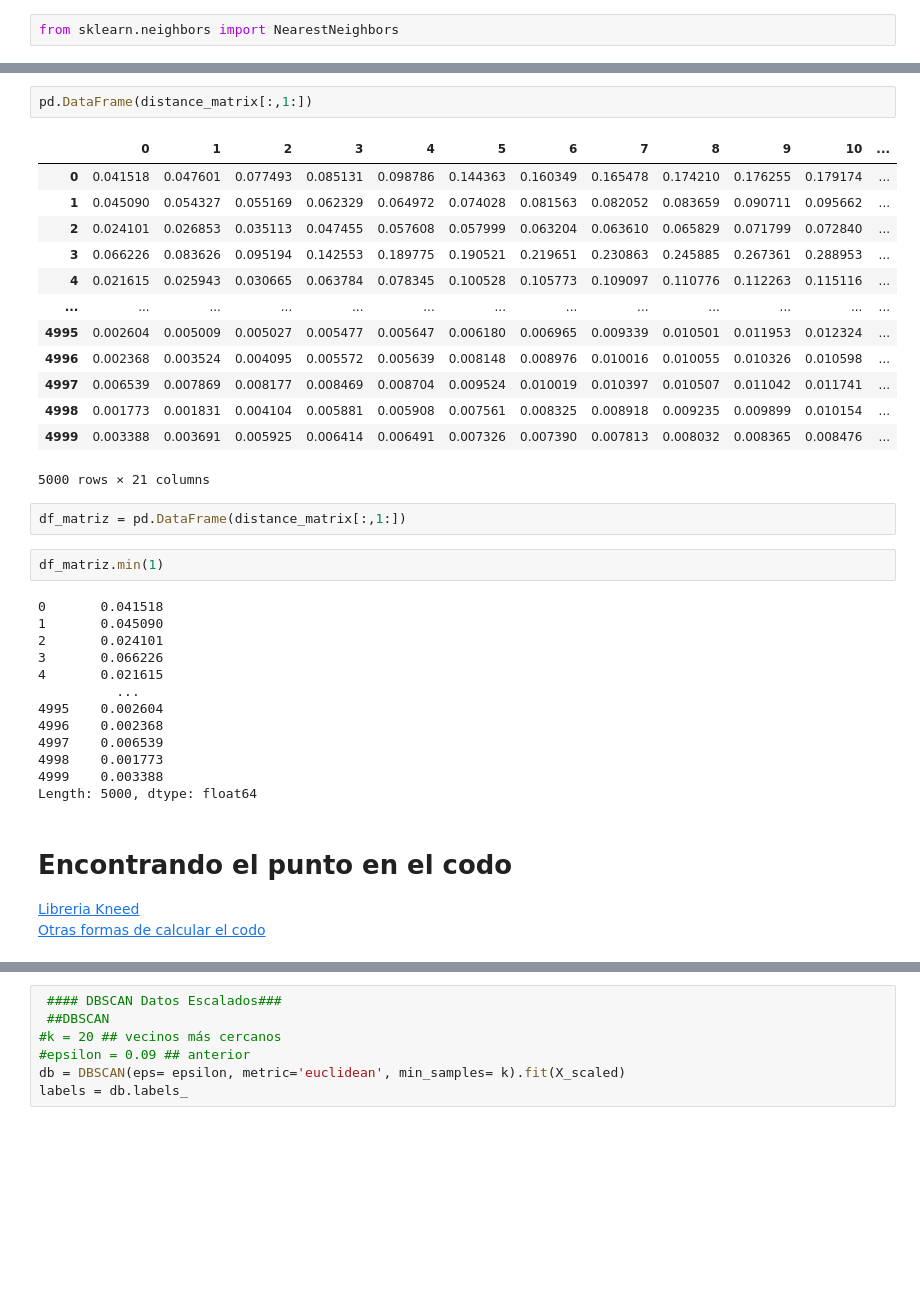
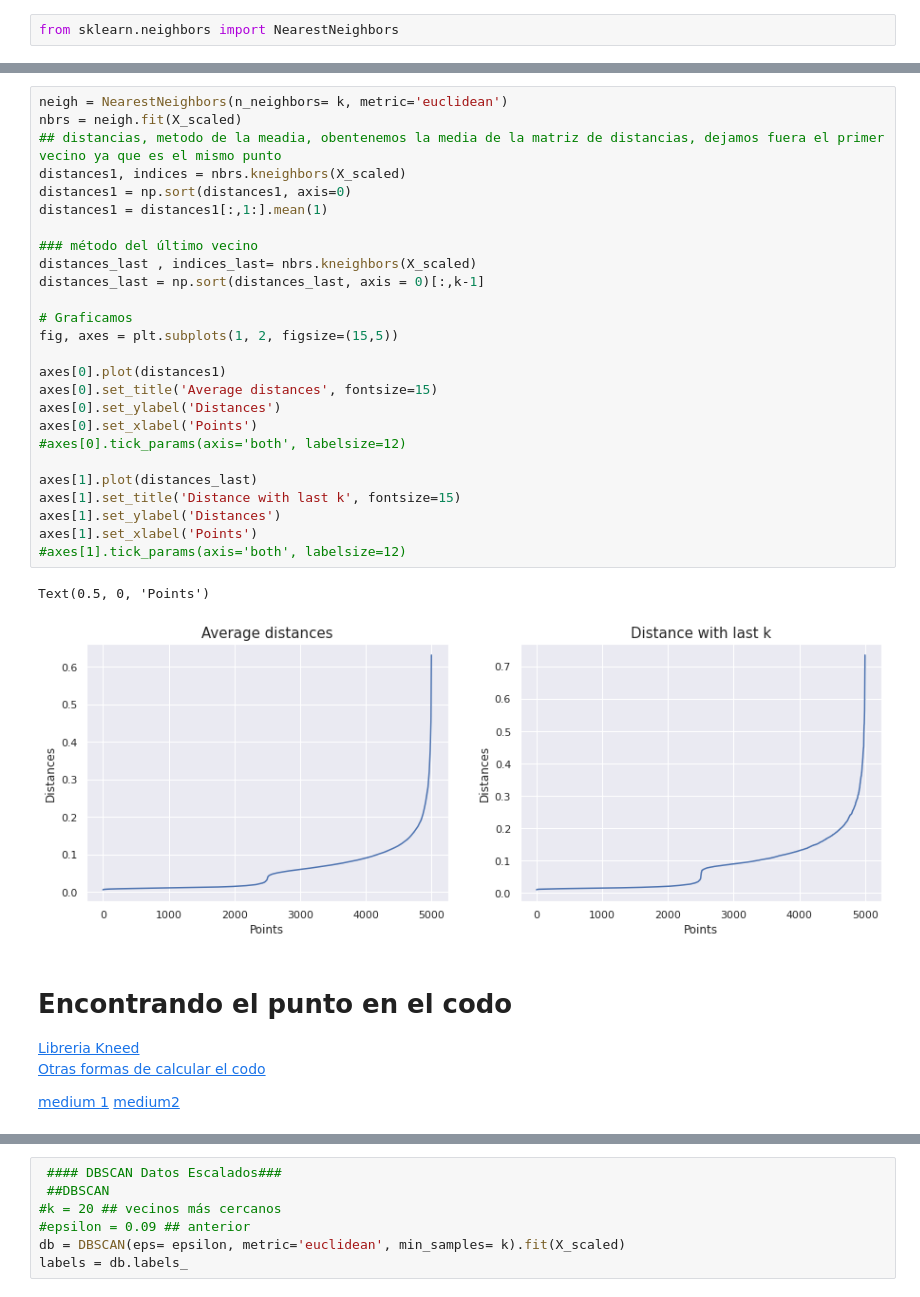
Before and after one commit to juanosalvador/Optimal-Value-for-epsilon-DBSCAN, a Jupyter notebook: Hiperparameter_Tunning_The_Optimal_Value_For_Epsilon_(EPS).ipynb, the cells around one changed output, grey strips where cells are left out. Drawn from its saved outputs; the diff is of its cells as text; blank space fills up the shorter version.

```diff
--- a/Hiperparameter_Tunning_The_Optimal_Value_For_Epsilon_(EPS).ipynb
+++ b/Hiperparameter_Tunning_The_Optimal_Value_For_Epsilon_(EPS).ipynb
@@ -150,38 +131,37 @@ plt.show()
-# %%
-pd.DataFrame(distance_matrix[:,1:])
-# %% [output]
-|  | 0 | 1 | 2 | 3 | 4 | 5 | 6 | 7 | 8 | 9 | 10 | ... |
-| 0 | 0.041518 | 0.047601 | 0.077493 | 0.085131 | 0.098786 | 0.144363 | 0.160349 | 0.165478 | 0.174210 | 0.176255 | 0.179174 | ... |
-| 1 | 0.045090 | 0.054327 | 0.055169 | 0.062329 | 0.064972 | 0.074028 | 0.081563 | 0.082052 | 0.083659 | 0.090711 | 0.095662 | ... |
-| 2 | 0.024101 | 0.026853 | 0.035113 | 0.047455 | 0.057608 | 0.057999 | 0.063204 | 0.063610 | 0.065829 | 0.071799 | 0.072840 | ... |
-| 3 | 0.066226 | 0.083626 | 0.095194 | 0.142553 | 0.189775 | 0.190521 | 0.219651 | 0.230863 | 0.245885 | 0.267361 | 0.288953 | ... |
-| 4 | 0.021615 | 0.025943 | 0.030665 | 0.063784 | 0.078345 | 0.100528 | 0.105773 | 0.109097 | 0.110776 | 0.112263 | 0.115116 | ... |
-| ... | ... | ... | ... | ... | ... | ... | ... | ... | ... | ... | ... | ... |
-| 4995 | 0.002604 | 0.005009 | 0.005027 | 0.005477 | 0.005647 | 0.006180 | 0.006965 | 0.009339 | 0.010501 | 0.011953 | 0.012324 | ... |
-| 4996 | 0.002368 | 0.003524 | 0.004095 | 0.005572 | 0.005639 | 0.008148 | 0.008976 | 0.010016 | 0.010055 | 0.010326 | 0.010598 | ... |
-| 4997 | 0.006539 | 0.007869 | 0.008177 | 0.008469 | 0.008704 | 0.009524 | 0.010019 | 0.010397 | 0.010507 | 0.011042 | 0.011741 | ... |
-| 4998 | 0.001773 | 0.001831 | 0.004104 | 0.005881 | 0.005908 | 0.007561 | 0.008325 | 0.008918 | 0.009235 | 0.009899 | 0.010154 | ... |
-| 4999 | 0.003388 | 0.003691 | 0.005925 | 0.006414 | 0.006491 | 0.007326 | 0.007390 | 0.007813 | 0.008032 | 0.008365 | 0.008476 | ... |
-5000 rows × 21 columns
-# %%
-df_matriz = pd.DataFrame(distance_matrix[:,1:])
-# %%
-df_matriz.min(1)
-# %% [output]
-0       0.041518
-1       0.045090
-2       0.024101
-3       0.066226
-4       0.021615
-          ...
-4995    0.002604
-4996    0.002368
-4997    0.006539
-4998    0.001773
-4999    0.003388
-Length: 5000, dtype: float64
+# %%
+neigh = NearestNeighbors(n_neighbors= k, metric='euclidean')
+nbrs = neigh.fit(X_scaled)
+## distancias, metodo de la meadia, obentenemos la media de la matriz de distancias, dejamos fuera el primer vecino ya que es el mismo punto
+distances1, indices = nbrs.kneighbors(X_scaled)
+distances1 = np.sort(distances1, axis=0)
+distances1 = distances1[:,1:].mean(1)
+
+### método del último vecino
+distances_last , indices_last= nbrs.kneighbors(X_scaled)
+distances_last = np.sort(distances_last, axis = 0)[:,k-1]
+
+# Graficamos
+fig, axes = plt.subplots(1, 2, figsize=(15,5))
+
+axes[0].plot(distances1)
+axes[0].set_title('Average distances', fontsize=15)
+axes[0].set_ylabel('Distances')
+axes[0].set_xlabel('Points')
+#axes[0].tick_params(axis='both', labelsize=12)
+
+axes[1].plot(distances_last)
+axes[1].set_title('Distance with last k', fontsize=15)
+axes[1].set_ylabel('Distances')
+axes[1].set_xlabel('Points')
+#axes[1].tick_params(axis='both', labelsize=12)
+# %% [output]
+Text(0.5, 0, 'Points')
+[figure, added]
 # %% [markdown]
 # Encontrando el punto en el codo
 [Libreria Kneed](https://pypi.org/project/kneed/)<br>
-[Otras formas de calcular el codo](https://stackoverflow.com/questions/43160240/how-to-plot-a-k-distance-graph-in-python)
+[Otras formas de calcular el codo](https://stackoverflow.com/questions/43160240/how-to-plot-a-k-distance-graph-in-python)<br>
+
+[medium 1](https://towardsdatascience.com/how-to-use-dbscan-effectively-ed212c02e62)
+[medium2]()
 # %%
```
Also changed, not shown: parts of 11 cells of this notebook.
